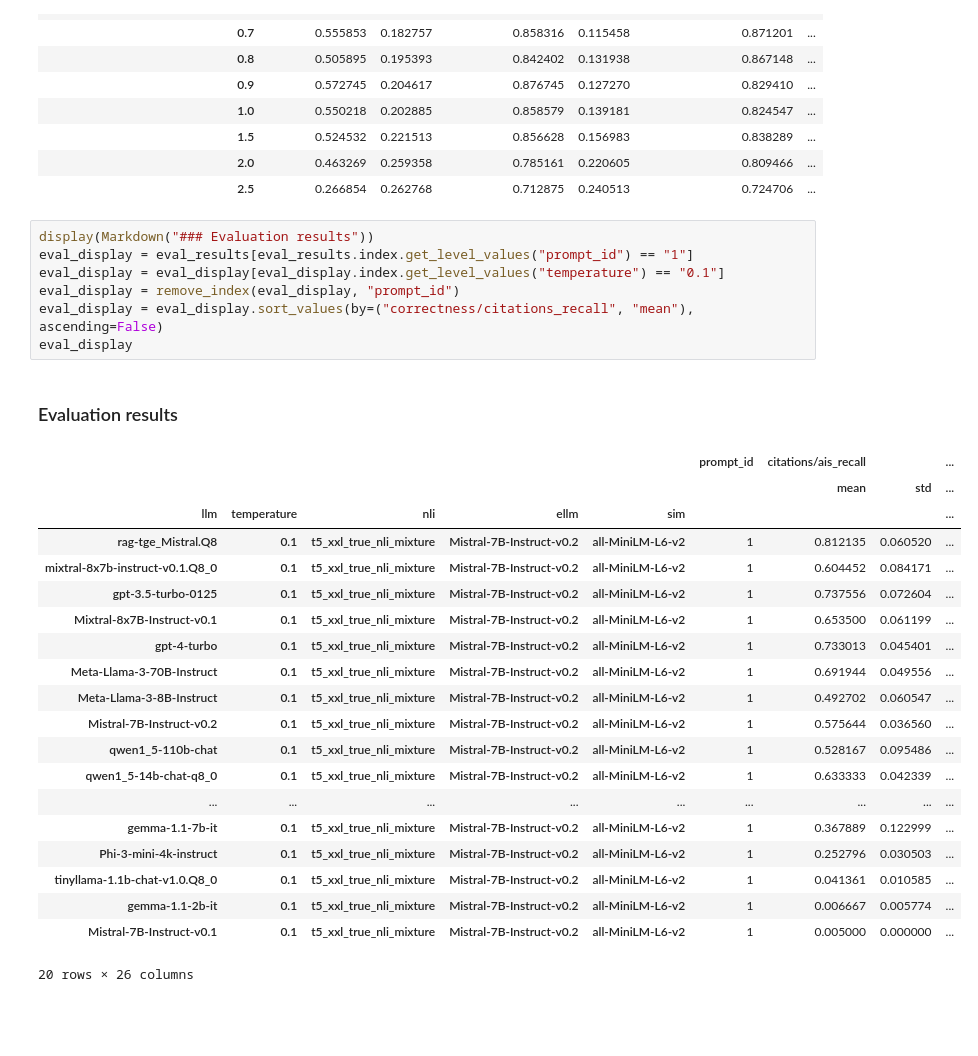
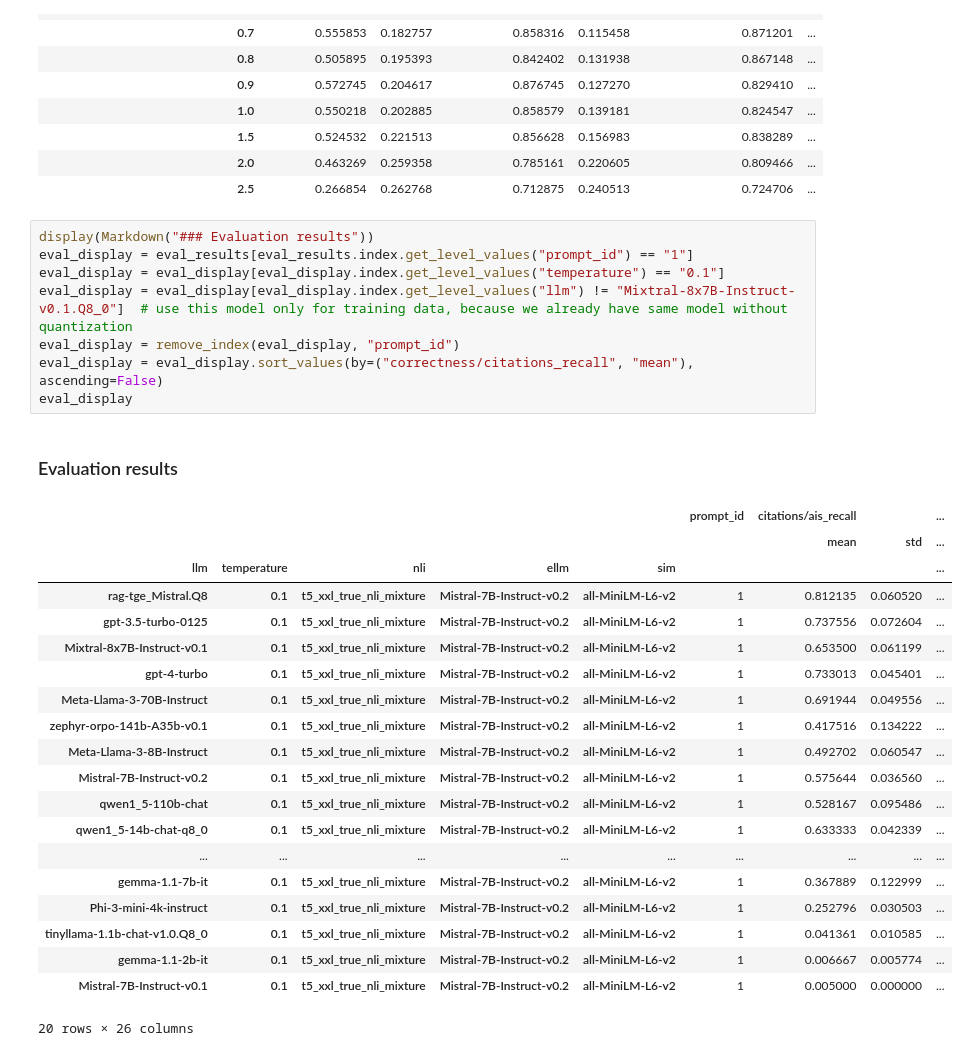
Before and after one commit to tdolega/rag-tge, a Jupyter notebook: src/results.ipynb, the cells around one changed output. Saved outputs shown, nothing was run; the diff lists cells and outputs as text; blank space fills up the shorter version.

```diff
--- a/src/results.ipynb
+++ b/src/results.ipynb
@@ -122,21 +124,22 @@ show_cleaned_results(parameter_results[parameter_results.index.get_level_values(
 # %%
 display(Markdown("### Evaluation results"))
 eval_display = eval_results[eval_results.index.get_level_values("prompt_id") == "1"]
 eval_display = eval_display[eval_display.index.get_level_values("temperature") == "0.1"]
+eval_display = eval_display[eval_display.index.get_level_values("llm") != "Mixtral-8x7B-Instruct-v0.1.Q8_0"]  # use this model only for training data, because we already have same model without quantization
 eval_display = remove_index(eval_display, "prompt_id")
 eval_display = eval_display.sort_values(by=("correctness/citations_recall", "mean"), ascending=False)
 eval_display
 # %% [output]
 ### Evaluation results
 |  |  |  |  |  | prompt_id | citations/ais_recall |  | ... |
 |  |  |  |  |  |  | mean | std | ... |
 | llm | temperature | nli | ellm | sim |  |  |  | ... |
 | rag-tge_Mistral.Q8 | 0.1 | t5_xxl_true_nli_mixture | Mistral-7B-Instruct-v0.2 | all-MiniLM-L6-v2 | 1 | 0.812135 | 0.060520 | ... |
-| mixtral-8x7b-instruct-v0.1.Q8_0 | 0.1 | t5_xxl_true_nli_mixture | Mistral-7B-Instruct-v0.2 | all-MiniLM-L6-v2 | 1 | 0.604452 | 0.084171 | ... |
 | gpt-3.5-turbo-0125 | 0.1 | t5_xxl_true_nli_mixture | Mistral-7B-Instruct-v0.2 | all-MiniLM-L6-v2 | 1 | 0.737556 | 0.072604 | ... |
 | Mixtral-8x7B-Instruct-v0.1 | 0.1 | t5_xxl_true_nli_mixture | Mistral-7B-Instruct-v0.2 | all-MiniLM-L6-v2 | 1 | 0.653500 | 0.061199 | ... |
 | gpt-4-turbo | 0.1 | t5_xxl_true_nli_mixture | Mistral-7B-Instruct-v0.2 | all-MiniLM-L6-v2 | 1 | 0.733013 | 0.045401 | ... |
 | Meta-Llama-3-70B-Instruct | 0.1 | t5_xxl_true_nli_mixture | Mistral-7B-Instruct-v0.2 | all-MiniLM-L6-v2 | 1 | 0.691944 | 0.049556 | ... |
+| zephyr-orpo-141b-A35b-v0.1 | 0.1 | t5_xxl_true_nli_mixture | Mistral-7B-Instruct-v0.2 | all-MiniLM-L6-v2 | 1 | 0.417516 | 0.134222 | ... |
 | Meta-Llama-3-8B-Instruct | 0.1 | t5_xxl_true_nli_mixture | Mistral-7B-Instruct-v0.2 | all-MiniLM-L6-v2 | 1 | 0.492702 | 0.060547 | ... |
 | Mistral-7B-Instruct-v0.2 | 0.1 | t5_xxl_true_nli_mixture | Mistral-7B-Instruct-v0.2 | all-MiniLM-L6-v2 | 1 | 0.575644 | 0.036560 | ... |
 | qwen1_5-110b-chat | 0.1 | t5_xxl_true_nli_mixture | Mistral-7B-Instruct-v0.2 | all-MiniLM-L6-v2 | 1 | 0.528167 | 0.095486 | ... |
```
Also changed, not shown: parts of 6 cells of this notebook, 18 other files.
